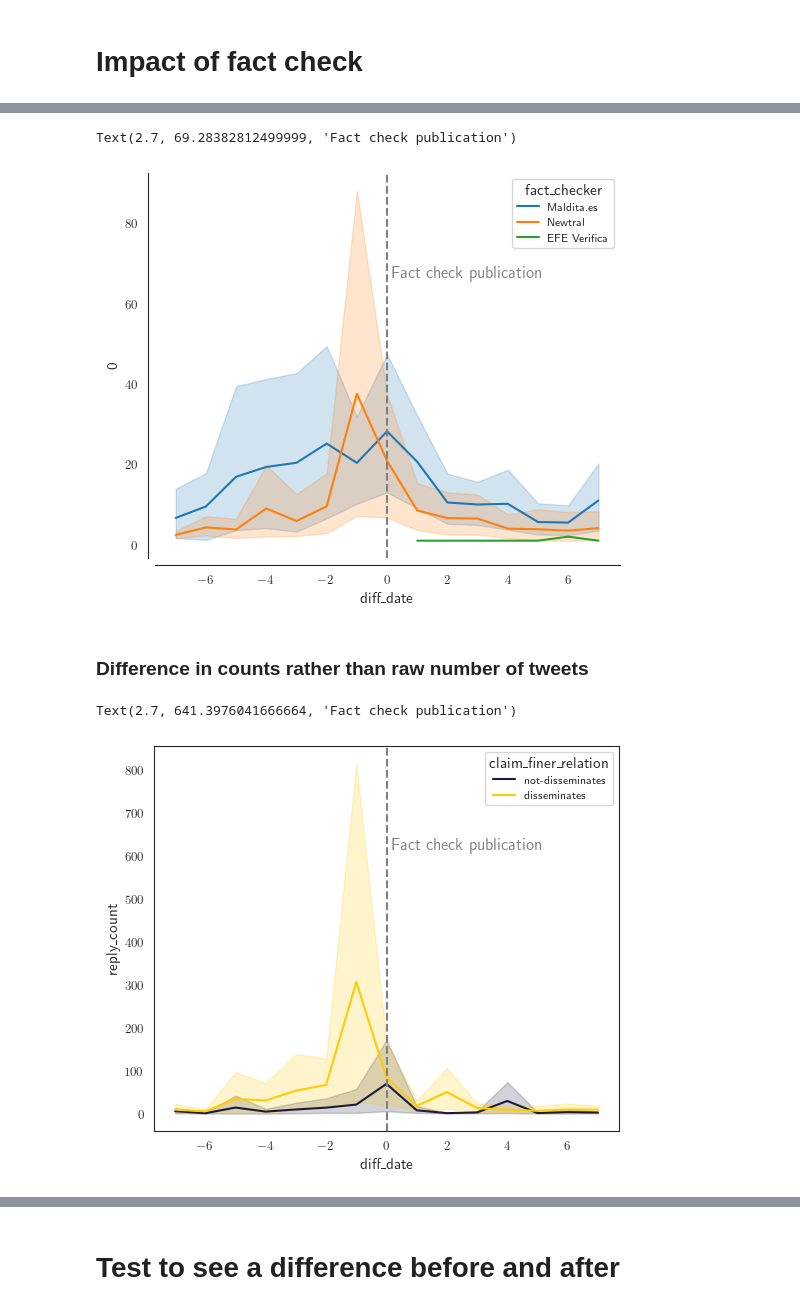
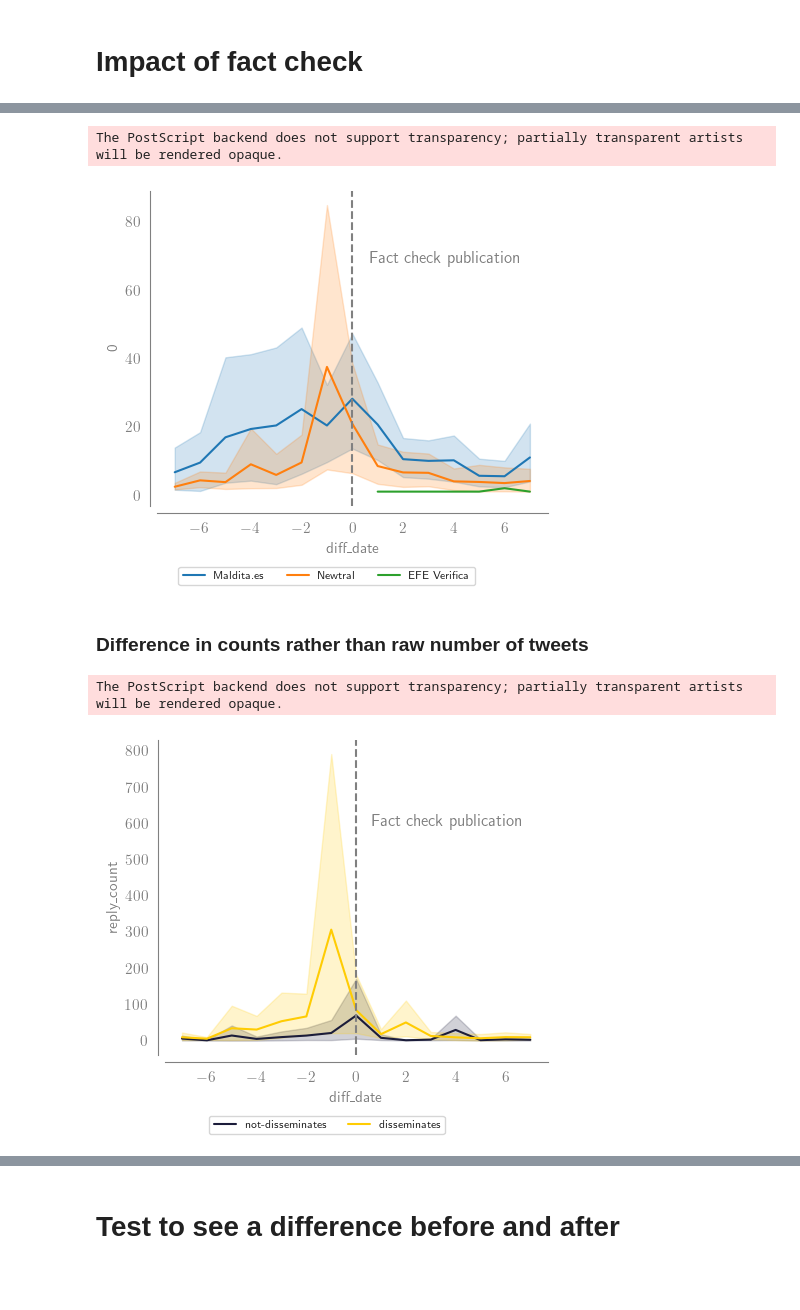
Before and after one commit to TeMU-BSC/iberifier, a Jupyter notebook: analysis/Descriptive stats.ipynb, the cells around one changed output, grey strips where cells are left out. Cells and saved outputs as stored; diff of their text form; code cells hidden in the pictures; blank space fills up the shorter version.

```diff
--- a/analysis/Descriptive stats.ipynb
+++ b/analysis/Descriptive stats.ipynb
@@ -1427,31 +1453,43 @@ Text(2.7, 36.66072916666666, 'Fact check publication')
 # %%
 sns.set_style("white")
 
-fig, ax = plt.subplots(figsize=(6, 5))
+fig, ax = plt.subplots(layout='constrained')
 
 sns.despine(offset=5, trim=False)
 
 ax = sns.lineplot(diff_date_per_factchecker, x='diff_date', hue='fact_checker', y=0)
 ax.axvline(x=0, color='grey', linestyle='--')
-ax.text(x=2.7, y=ax.get_ylim()[1]-ax.get_ylim()[1]/4, s='Fact check publication', fontsize=12, color='grey', bbox={'boxstyle': 'round,pad=0.3', 'ec': 'none', 'fc': 'none'}, ha='center', va='top' )
+ax.text(x=3.7, y=ax.get_ylim()[1]-ax.get_ylim()[1]/5, s='Fact check publication', fontsize=12, color='grey', bbox={'boxstyle': 'round,pad=0.3', 'ec': 'none', 'fc': 'none'}, ha='center', va='top' )
+
+fig.legend(loc='outside lower center', ncol=5)
+ax.legend().remove()
+
+filename = f'tweets_factcheckers_impact'
+save_plot(fig, ax, filename, sample)
 # %% [output]
-Text(2.7, 69.28382812499999, 'Fact check publication')
+The PostScript backend does not support transparency; partially transparent artists will be rendered opaque.
-[figure, old version]
+[figure, new version]
 # %% [markdown]
 ### Difference in counts rather than raw number of tweets
 # %%
-fig, ax = plt.subplots(figsize=(6, 5))
+fig, ax = plt.subplots(layout='constrained')
 
 #sns.despine(offset=5, trim=False)
+sns.despine(offset=5, trim=False)
 
 
 
 #for col in [retweet_count 	reply_count 	like_count 	quote_count 	impression_count
 sns.lineplot(diff_date_metrics_support_claim, x='diff_date', y='reply_count', hue='claim_finer_relation', palette=[main_color, second_color])
 ax.axvline(x=0, color='grey', linestyle='--')
-ax.text(x=2.7, y=ax.get_ylim()[1]-ax.get_ylim()[1]/4, s='Fact check publication', fontsize=12, color='grey', bbox={'boxstyle': 'round,pad=0.3', 'ec': 'none', 'fc': 'none'}, ha='center', va='top' )
+ax.text(x=3.7, y=ax.get_ylim()[1]-ax.get_ylim()[1]/4, s='Fact check publication', fontsize=12, color='grey', bbox={'boxstyle': 'round,pad=0.3', 'ec': 'none', 'fc': 'none'}, ha='center', va='top' )
+fig.legend(loc='outside lower center', ncol=2)
+ax.legend().remove()
+
+filename = f'tweets_count_impact'
+save_plot(fig, ax, filename, sample)
 # %% [output]
-Text(2.7, 641.3976041666664, 'Fact check publication')
+The PostScript backend does not support transparency; partially transparent artists will be rendered opaque.
-[figure, old version]
+[figure, new version]
 # %%
 # define the subplots
```
Also changed, not shown: parts of 50 cells of this notebook, 1 other file.
